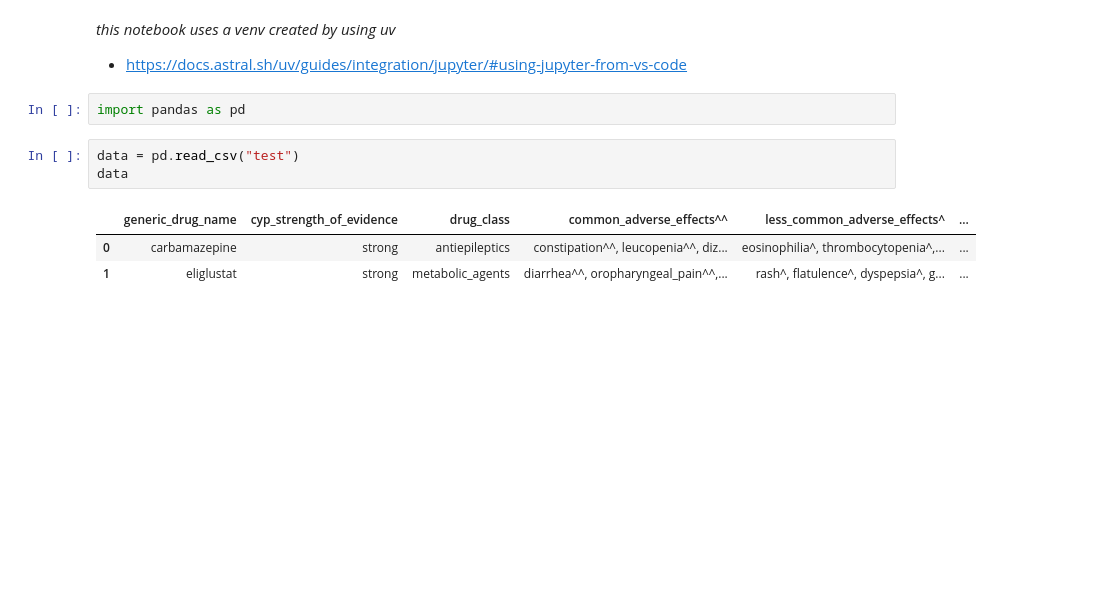
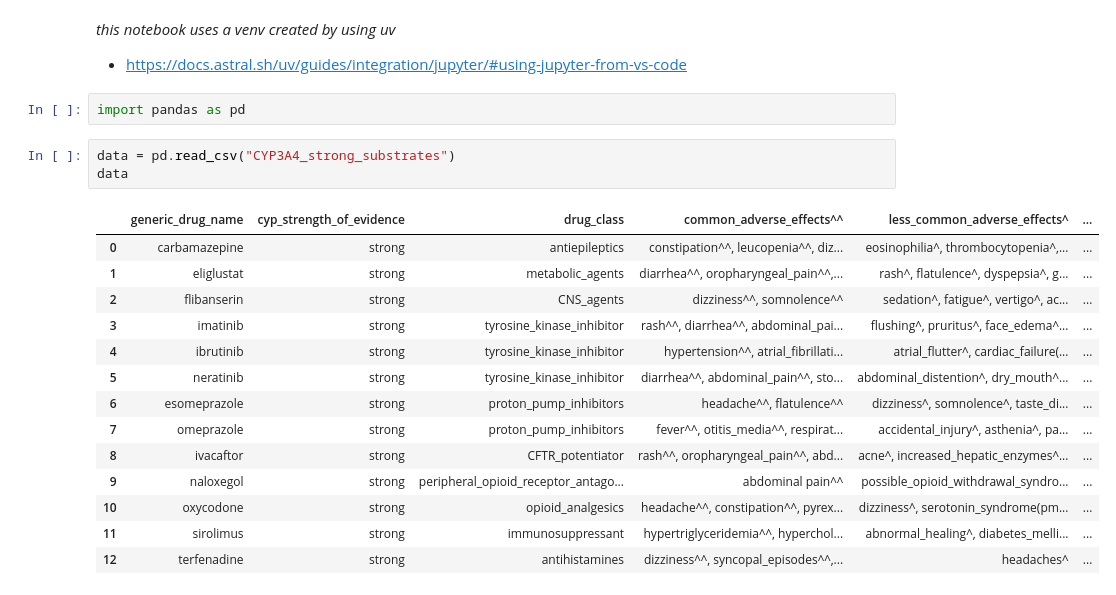
Before and after one commit to jhylin/Adverse_drug_reactions, a Jupyter notebook: ADR_test.ipynb, the cells around one changed output. Cells and saved outputs as stored; diff of their text form; blank space fills up the shorter version.

Commit message:
Initial data explorations

```diff
--- a/ADR_test.ipynb
+++ b/ADR_test.ipynb
@@ -4,9 +4,20 @@
 # %%
 import pandas as pd
 # %%
-data = pd.read_csv("test")
+data = pd.read_csv("CYP3A4_strong_substrates")
 data
 # %% [output]
 |  | generic_drug_name | cyp_strength_of_evidence | drug_class | common_adverse_effects^^ | less_common_adverse_effects^ | ... |
 | 0 | carbamazepine | strong | antiepileptics | constipation^^, leucopenia^^, diz... | eosinophilia^, thrombocytopenia^,... | ... |
 | 1 | eliglustat | strong | metabolic_agents | diarrhea^^, oropharyngeal_pain^^,... | rash^, flatulence^, dyspepsia^, g... | ... |
+| 2 | flibanserin | strong | CNS_agents | dizziness^^, somnolence^^ | sedation^, fatigue^, vertigo^, ac... | ... |
+| 3 | imatinib | strong | tyrosine_kinase_inhibitor | rash^^, diarrhea^^, abdominal_pai... | flushing^, pruritus^, face_edema^... | ... |
+| 4 | ibrutinib | strong | tyrosine_kinase_inhibitor | hypertension^^, atrial_fibrillati... | atrial_flutter^, cardiac_failure(... | ... |
+| 5 | neratinib | strong | tyrosine_kinase_inhibitor | diarrhea^^, abdominal_pain^^, sto... | abdominal_distention^, dry_mouth^... | ... |
+| 6 | esomeprazole | strong | proton_pump_inhibitors | headache^^, flatulence^^ | dizziness^, somnolence^, taste_di... | ... |
+| 7 | omeprazole | strong | proton_pump_inhibitors | fever^^, otitis_media^^, respirat... | accidental_injury^, asthenia^, pa... | ... |
+| 8 | ivacaftor | strong | CFTR_potentiator | rash^^, oropharyngeal_pain^^, abd... | acne^, increased_hepatic_enzymes^... | ... |
+| 9 | naloxegol | strong | peripheral_opioid_receptor_antago... | abdominal pain^^ | possible_opioid_withdrawal_syndro... | ... |
+| 10 | oxycodone | strong | opioid_analgesics | headache^^, constipation^^, pyrex... | dizziness^, serotonin_syndrome(pm... | ... |
+| 11 | sirolimus | strong | immunosuppressant | hypertriglyceridemia^^, hyperchol... | abnormal_healing^, diabetes_melli... | ... |
+| 12 | terfenadine | strong | antihistamines | dizziness^^, syncopal_episodes^^,... | headaches^ | ... |
```
Also changed, not shown: parts of 9 cells of this notebook, 3 other files.
